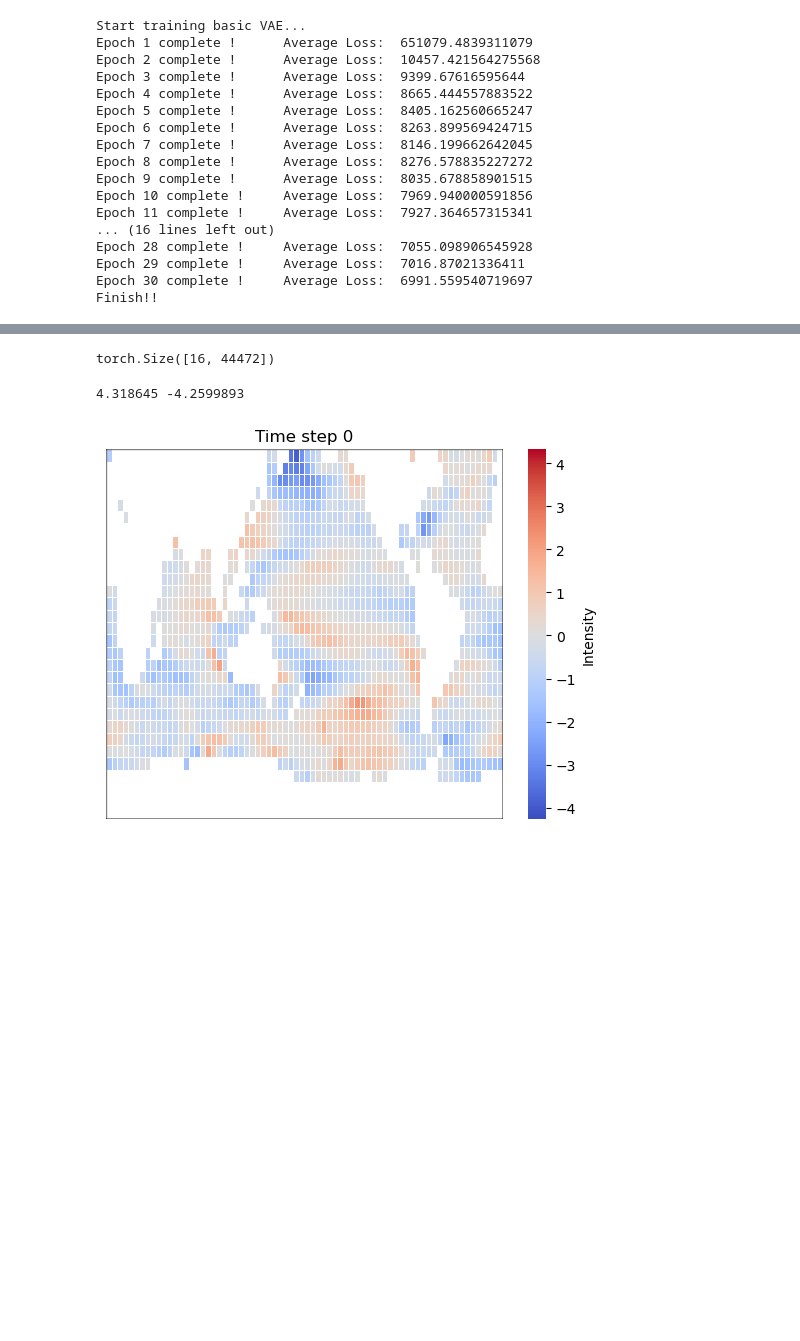
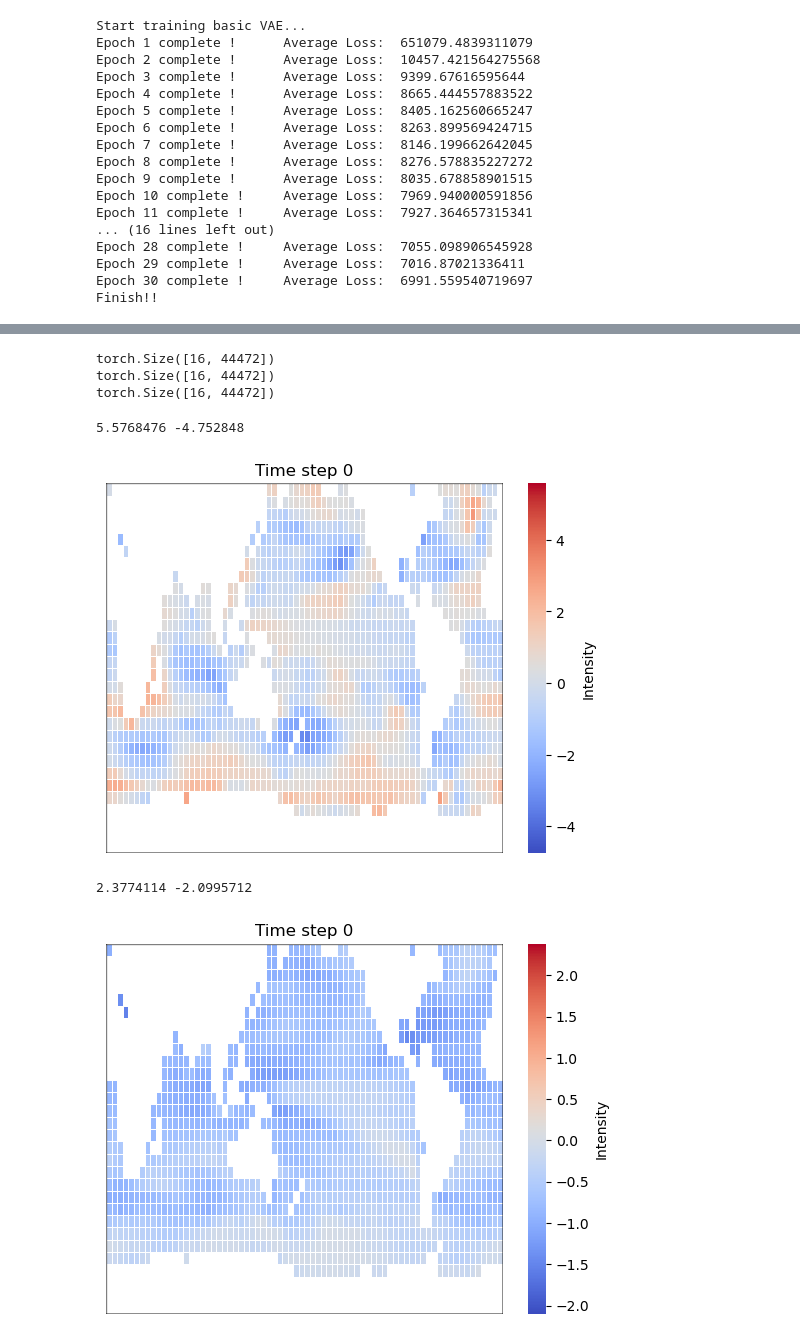
Before and after one commit to Victor2175/gm4cs-m, a Jupyter notebook: vae.ipynb, the cells around one changed output, grey strips where cells are left out. Cells and saved outputs as stored; diff of their text form; code cells hidden in the pictures; blank space fills up the shorter version.

```diff
--- a/vae.ipynb
+++ b/vae.ipynb
@@ -192,7 +159,11 @@ with torch.no_grad():
         x_hat.detach()
 
         break
-# %%
-x.shape
-# %% [output]
-torch.Size([16, 44472])
+# %%
+print(x.shape)
+print(x_hat.shape)
+print(y.shape)
+# %% [output]
+torch.Size([16, 44472])
+torch.Size([16, 44472])
+torch.Size([16, 44472])
@@ -199,8 +172,16 @@ torch.Size([16, 44472])
 # %%
 from plots import get_animated_timeserie
 
-a = get_animated_timeserie(np.array(x[0]), union_nan_mask)
-a.save('test_solo.gif', writer='pillow', fps=1)
+a = get_animated_timeserie(x[0], union_nan_mask)
+a.save('x.gif', writer='pillow', fps=1)
 # %% [output]
-4.318645 -4.2599893
+5.5768476 -4.752848
-[figure, old version]
+[figure, new version]
+# %%
+from plots import get_animated_timeserie
+
+a = get_animated_timeserie(x_hat[0], union_nan_mask)
+a.save('x_hat.gif', writer='pillow', fps=1)
+# %% [output]
+2.3774114 -2.0995712
+[figure, added]
```
Also changed, not shown: parts of 23 cells of this notebook, 2 other files.
